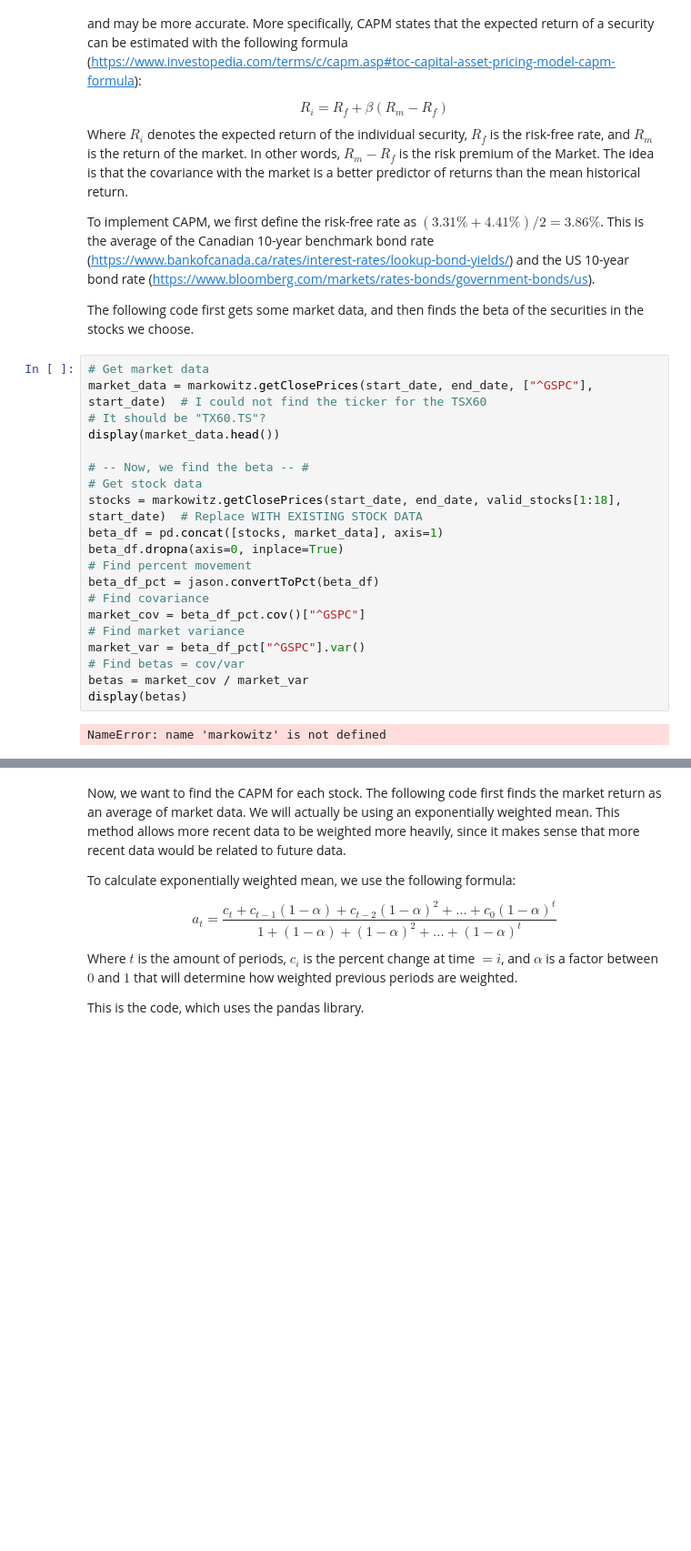
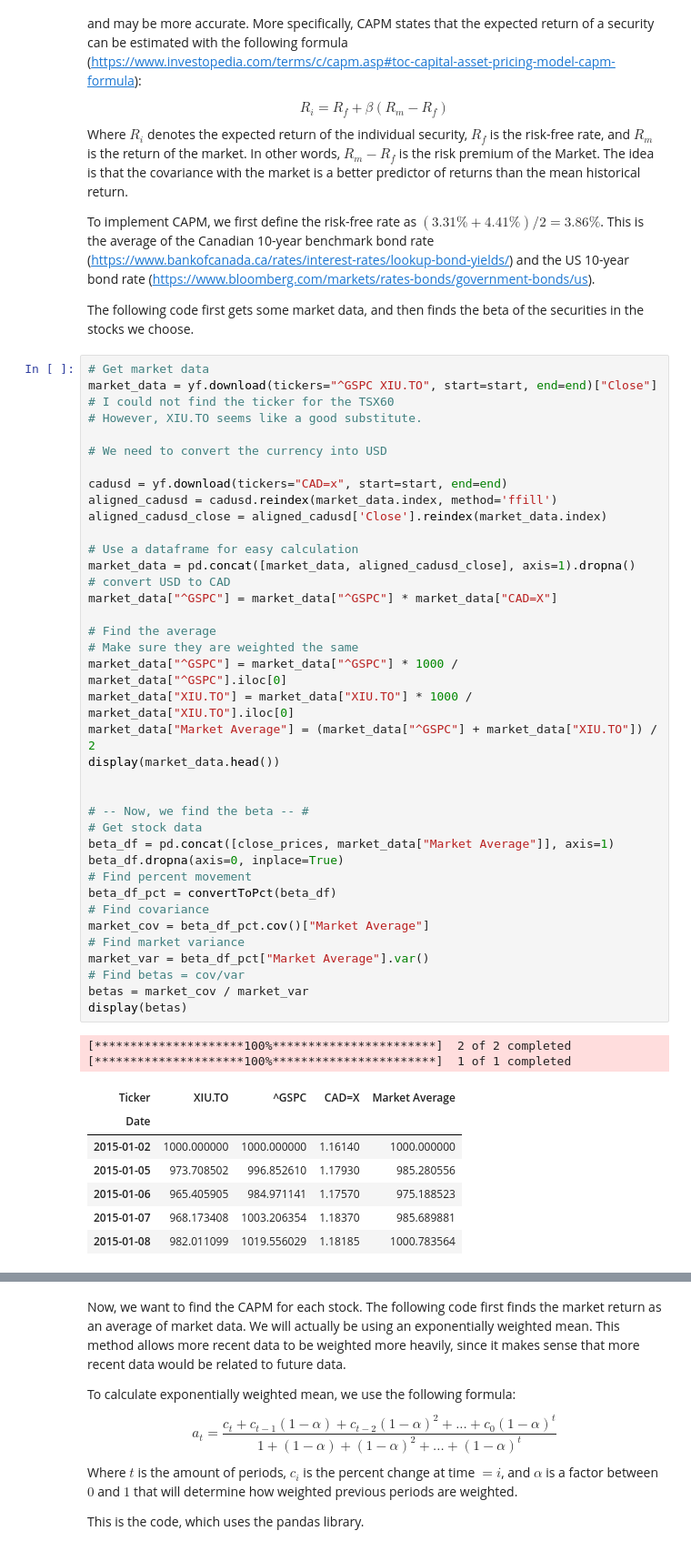
Before and after one commit to JasonLi14/Portfolio-Analyzer, a Jupyter notebook: Team_02_Assignment.ipynb, the cells around one changed output, grey strips where cells are left out. Shown at 91% size. Drawn from its saved outputs; the diff is of its cells as text; blank space fills up the shorter version.

```diff
--- a/Team_02_Assignment.ipynb
+++ b/Team_02_Assignment.ipynb
@@ -723,23 +725,49 @@ To implement CAPM, we first define the risk-free rate as $(3.31\% + 4.41\%)/2 =
 The following code first gets some market data, and then finds the beta of the securities in the stocks we choose.
 # %%
 # Get market data
-market_data = markowitz.getClosePrices(start_date, end_date, ["^GSPC"], start_date)  # I could not find the ticker for the TSX60
-# It should be "TX60.TS"?
+market_data = yf.download(tickers="^GSPC XIU.TO", start=start, end=end)["Close"]
+# I could not find the ticker for the TSX60
+# However, XIU.TO seems like a good substitute.
+
+# We need to convert the currency into USD
+
+cadusd = yf.download(tickers="CAD=x", start=start, end=end)
+aligned_cadusd = cadusd.reindex(market_data.index, method='ffill')
+aligned_cadusd_close = aligned_cadusd['Close'].reindex(market_data.index)
+
+# Use a dataframe for easy calculation
+market_data = pd.concat([market_data, aligned_cadusd_close], axis=1).dropna()
+# convert USD to CAD
+market_data["^GSPC"] = market_data["^GSPC"] * market_data["CAD=X"]
+
+# Find the average
+# Make sure they are weighted the same
+market_data["^GSPC"] = market_data["^GSPC"] * 1000 / market_data["^GSPC"].iloc[0]
+market_data["XIU.TO"] = market_data["XIU.TO"] * 1000 / market_data["XIU.TO"].iloc[0]
+market_data["Market Average"] = (market_data["^GSPC"] + market_data["XIU.TO"]) / 2
 display(market_data.head())
+
 
 # -- Now, we find the beta -- #
 # Get stock data
-stocks = markowitz.getClosePrices(start_date, end_date, valid_stocks[1:18], start_date)  # Replace WITH EXISTING STOCK DATA
-beta_df = pd.concat([stocks, market_data], axis=1)
+beta_df = pd.concat([close_prices, market_data["Market Average"]], axis=1)
 beta_df.dropna(axis=0, inplace=True)
 # Find percent movement
-beta_df_pct = jason.convertToPct(beta_df)
+beta_df_pct = convertToPct(beta_df)
 # Find covariance
-market_cov = beta_df_pct.cov()["^GSPC"]
+market_cov = beta_df_pct.cov()["Market Average"]
 # Find market variance
-market_var = beta_df_pct["^GSPC"].var()
+market_var = beta_df_pct["Market Average"].var()
 # Find betas = cov/var
 betas = market_cov / market_var
 display(betas)
 # %% [output]
-NameError: name 'markowitz' is not defined
+[*********************100%***********************]  2 of 2 completed
+[*********************100%***********************]  1 of 1 completed
+| Ticker | XIU.TO | ^GSPC | CAD=X | Market Average |
+| Date |  |  |  |  |
+| 2015-01-02 | 1000.000000 | 1000.000000 | 1.16140 | 1000.000000 |
+| 2015-01-05 | 973.708502 | 996.852610 | 1.17930 | 985.280556 |
+| 2015-01-06 | 965.405905 | 984.971141 | 1.17570 | 975.188523 |
+| 2015-01-07 | 968.173408 | 1003.206354 | 1.18370 | 985.689881 |
+| 2015-01-08 | 982.011099 | 1019.556029 | 1.18185 | 1000.783564 |
```
Also changed, not shown: parts of 11 cells of this notebook.
